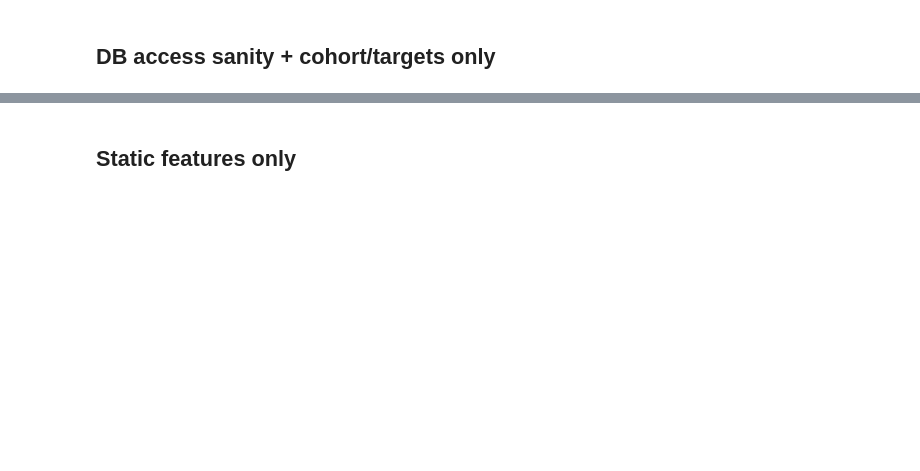
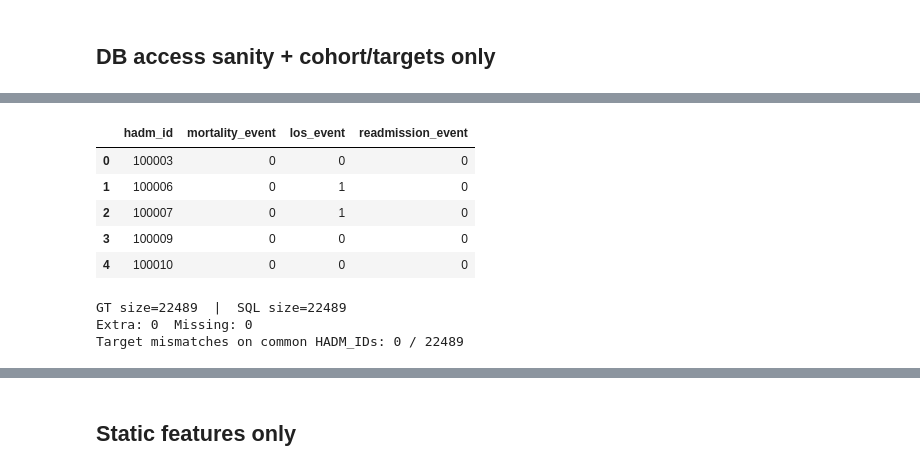
Before and after one commit to alonbebchuk/mlhc_project, a Jupyter notebook: src/test_criteria.ipynb, the cells around one changed output, grey strips where cells are left out. Saved outputs shown, nothing was run; the diff lists cells and outputs as text; code cells hidden in the pictures; blank space fills up the shorter version.

Commit message:
update exclude criteria

```diff
--- a/src/test_criteria.ipynb
+++ b/src/test_criteria.ipynb
@@ -80,3 +227,60 @@ pd.DataFrame(targets, columns=["mortality","los>7d","readm≤30d"]).head()
+# %%
+# Compute ground truth targets in Python
+gt = expected_cohort_df.copy()
+
+# Mortality: death within 30 days *after discharge* (using patients.dod vs dischtime)
+gt["mortality_event"] = (gt["discharge_to_death_hours"] <= MORTALITY_EVENT_HOURS).astype(int)
+
+# LOS>7 days target: NOTE this uses *hospital* LOS. If you intended ICU LOS, change source.
+gt["los_event"] = (gt["los_hours"] > LOS_EVENT_HOURS).astype(int)
+
+# Readmission within 30 days after discharge
+gt["readmission_event"] = (gt["discharge_to_readmission_hours"] <= READMISSION_EVENT_HOURS).astype(int)
+
+gt_targets = gt[["hadm_id","mortality_event","los_event","readmission_event"]].sort_values("hadm_id").reset_index(drop=True)
+gt_targets.head()
+# %% [output]
+|  | hadm_id | mortality_event | los_event | readmission_event |
+| 0 | 100003 | 0 | 0 | 0 |
+| 1 | 100006 | 0 | 1 | 0 |
+| 2 | 100007 | 0 | 1 | 0 |
+| 3 | 100009 | 0 | 0 | 0 |
+| 4 | 100010 | 0 | 0 | 0 |
+# %%
+# Run COHORT_SQL and compare
+sql_df = con.execute(COHORT_SQL).fetchdf()
+sql_targets = sql_df[["hadm_id","mortality_event","los_event","readmission_event"]].sort_values("hadm_id").reset_index(drop=True)
+
+# 1) Inclusion check: which HADM_IDs the SQL kept vs. Python rules
+gt_hadm = set(gt_targets["hadm_id"].astype(int))
+sql_hadm = set(sql_targets["hadm_id"].astype(int))
+
+extra = sorted(sql_hadm - gt_hadm)    # in SQL but should be excluded
+missing = sorted(gt_hadm - sql_hadm)  # expected by rules but not in SQL
+
+print(f"GT size={len(gt_hadm)}  |  SQL size={len(sql_hadm)}")
+print(f"Extra: {len(extra)}  Missing: {len(missing)}")
+if extra:  display(base_df[base_df.hadm_id.isin(extra)].head(10))
+if missing: display(base_df[base_df.hadm_id.isin(missing)].head(10))
+
+# 2) Target equality for the intersection
+common = sorted(gt_hadm & sql_hadm)
+gt_common = gt_targets[gt_targets.hadm_id.isin(common)].sort_values("hadm_id").reset_index(drop=True)
+sql_common = sql_targets[sql_targets.hadm_id.isin(common)].sort_values("hadm_id").reset_index(drop=True)
+
+mismatch = (gt_common[["mortality_event","los_event","readmission_event"]].values !=
+            sql_common[["mortality_event","los_event","readmission_event"]].values)
+n_mismatch = int(mismatch.any(axis=1).sum())
+
+print(f"Target mismatches on common HADM_IDs: {n_mismatch} / {len(common)}")
+if n_mismatch:
+    bad = gt_common.loc[mismatch.any(axis=1)]
+    bad = bad.merge(sql_common, on="hadm_id", suffixes=("_gt","_sql"))
+    display(bad.head(20))
+# %% [output]
+GT size=22489  |  SQL size=22489
+Extra: 0  Missing: 0
+Target mismatches on common HADM_IDs: 0 / 22489
 # %%
 # label distribution check (stratification sanity)
 lab = pd.DataFrame(targets, columns=["mortality","los","readm"])
```
Also changed, not shown: parts of 9 cells of this notebook.
